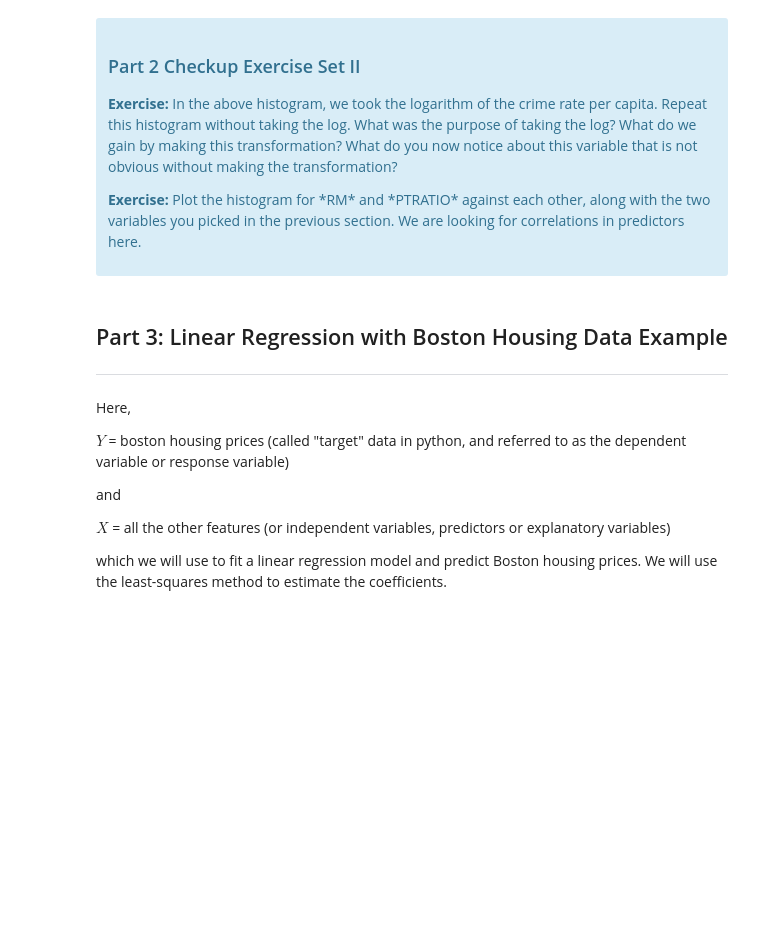
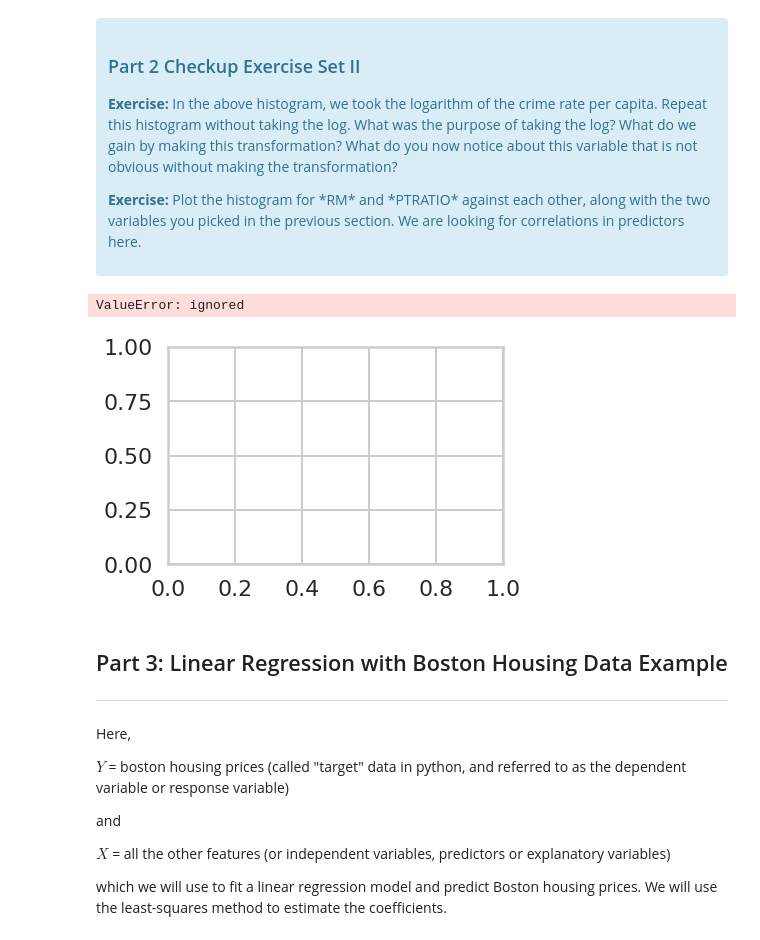
Before and after one commit to Kylehanna/Case-Study---Boston-Housing, a Jupyter notebook: Mini_Project_Linear_Regression.ipynb, the cells around one changed output. Drawn from its saved outputs; the diff is of its cells as text; code cells hidden in the pictures; blank space fills up the shorter version.

```diff
--- a/Mini_Project_Linear_Regression.ipynb
+++ b/Mini_Project_Linear_Regression.ipynb
@@ -393,3 +391,13 @@ plt.show()
+# %%
+#your turn
+plt.hist(bos.RM, bos.PTRATIO)
+plt.title("RM")
+plt.xlabel("Rooms per dwellings")
+plt.ylabel("Frequencey")
+plt.show()
+# %% [output]
+ValueError: ignored
+[figure, added]
 # %% [markdown]
 ## Part 3: Linear Regression with Boston Housing Data Example
 ***
```
Also changed, not shown: parts of 1 cell of this notebook.
